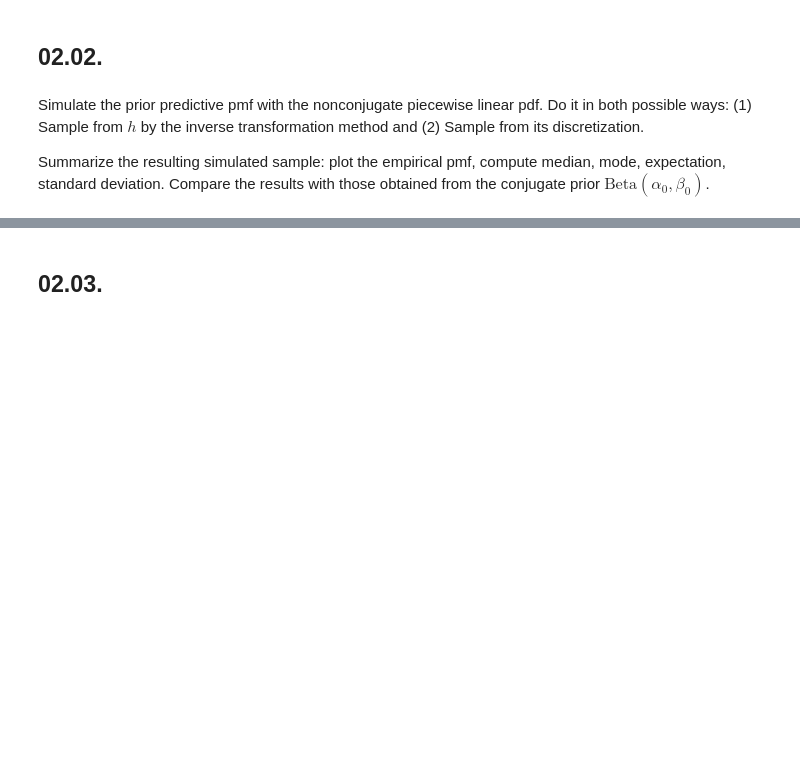
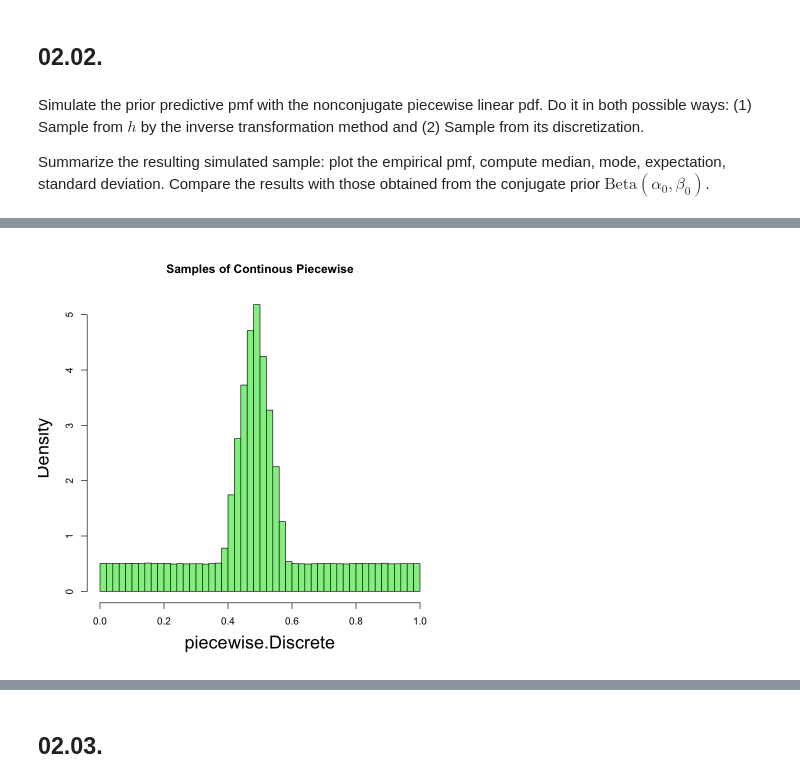
Before and after one commit to alcome1614/Bayesian, a Jupyter notebook: Homework1/Binomial.model.02.Placenta.previa.pub.ipynb, the cells around one changed output, grey strips where cells are left out. Drawn from its saved outputs; the diff is of its cells as text; code cells hidden in the pictures; blank space fills up the shorter version.

```diff
--- a/Homework1/Binomial.model.02.Placenta.previa.pub.ipynb
+++ b/Homework1/Binomial.model.02.Placenta.previa.pub.ipynb
@@ -565,0 +618,13 @@ plot(s,r)
+# %%
+# Sampling example from discrete function
+
+samplePieceWise.Discrete = function(n) {
+    u = seq(0,1,length=1000)
+    sample(x = u, n, replace = T, prob = h(u)/1000)
+}
+N = 1000000
+
+piecewise.Discrete <-samplePieceWise.Discrete(N)
+hist(piecewise.Discrete,freq=FALSE,col="LightGreen", xlim=c(0.0,1.0), main="Samples of Continous Piecewise",cex.lab=1.8, breaks=50)
+# %% [output]
+[figure, added]
```
Also changed, not shown: parts of 22 cells of this notebook, 1 other file.
